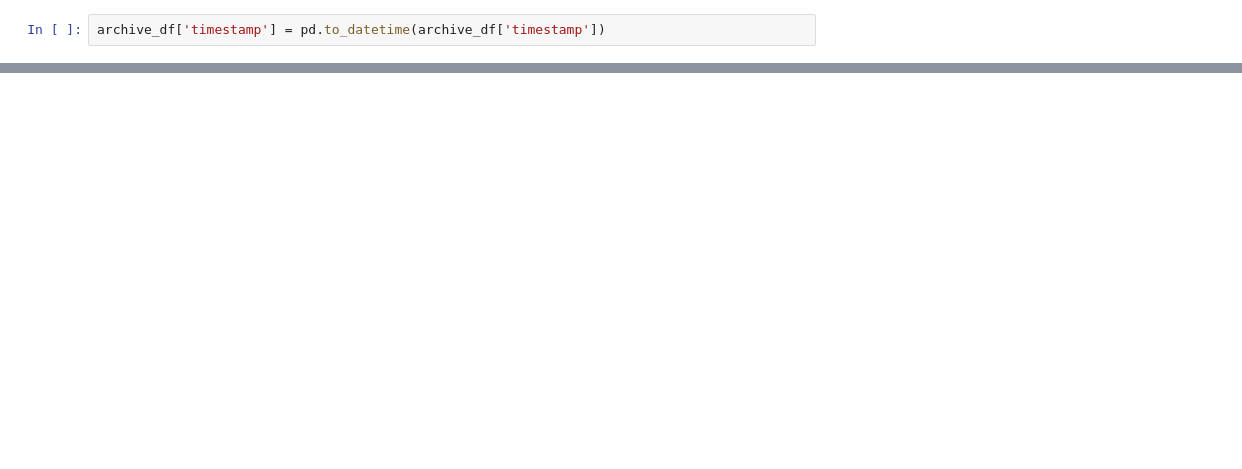
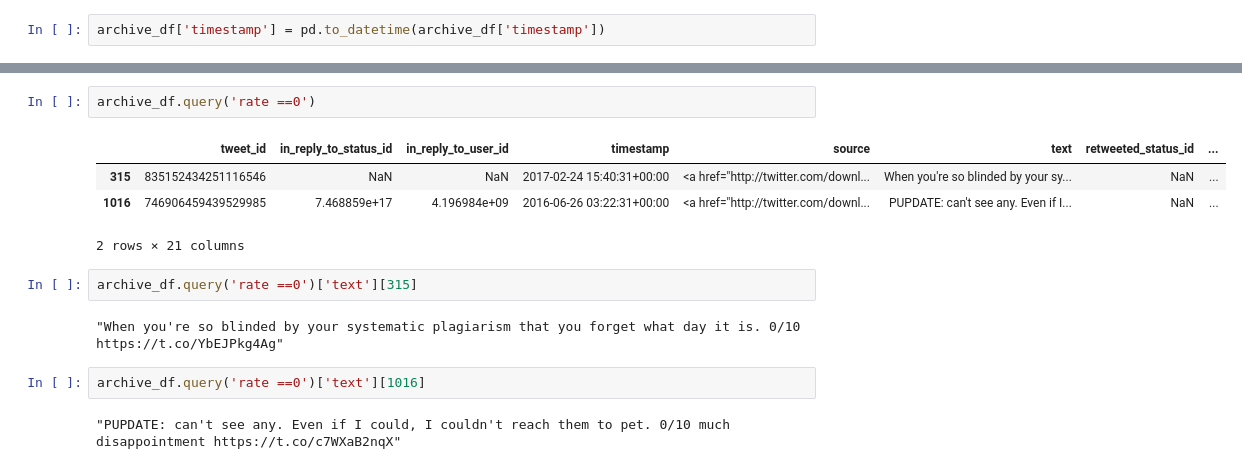
Before and after one commit to hagerElsehaimy/WeRateDogs, a Jupyter notebook: WeRateDogs.ipynb, the cells around one changed output, grey strips where cells are left out. Cells and saved outputs as stored; diff of their text form; blank space fills up the shorter version.

```diff
--- a/WeRateDogs.ipynb
+++ b/WeRateDogs.ipynb
@@ -443,0 +493,15 @@ archive_df.drop(['in_reply_to_status_id',
+# %%
+archive_df.query('rate ==0')
+# %% [output]
+|  | tweet_id | in_reply_to_status_id | in_reply_to_user_id | timestamp | source | text | retweeted_status_id | ... |
+| 315 | 835152434251116546 | NaN | NaN | 2017-02-24 15:40:31+00:00 | <a href="http://twitter.com/downl... | When you're so blinded by your sy... | NaN | ... |
+| 1016 | 746906459439529985 | 7.468859e+17 | 4.196984e+09 | 2016-06-26 03:22:31+00:00 | <a href="http://twitter.com/downl... | PUPDATE: can't see any. Even if I... | NaN | ... |
+2 rows × 21 columns
+# %%
+archive_df.query('rate ==0')['text'][315]
+# %% [output]
+"When you're so blinded by your systematic plagiarism that you forget what day it is. 0/10 https://t.co/YbEJPkg4Ag"
+# %%
+archive_df.query('rate ==0')['text'][1016]
+# %% [output]
+"PUPDATE: can't see any. Even if I could, I couldn't reach them to pet. 0/10 much disappointment https://t.co/c7WXaB2nqX"
```
Also changed, not shown: parts of 25 cells of this notebook.
